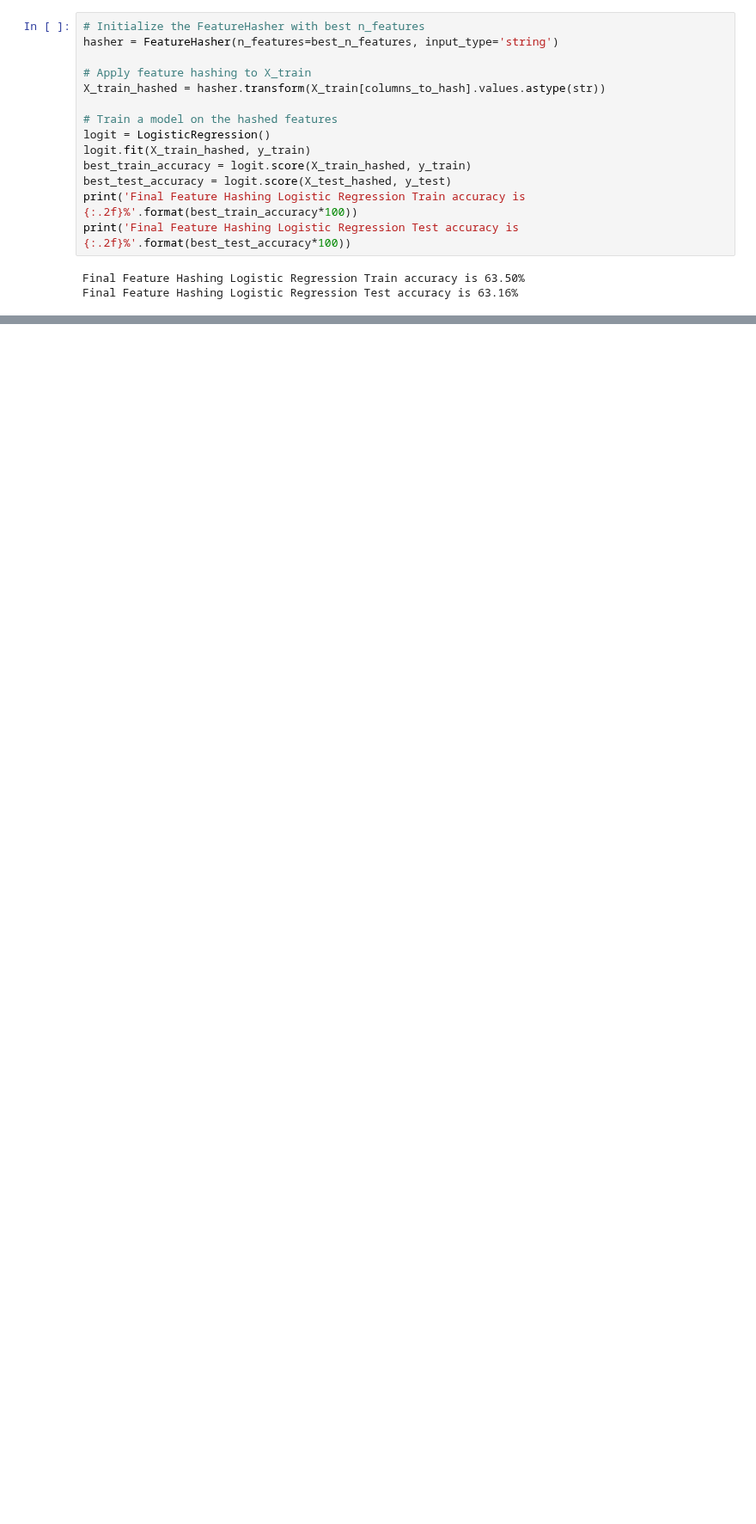
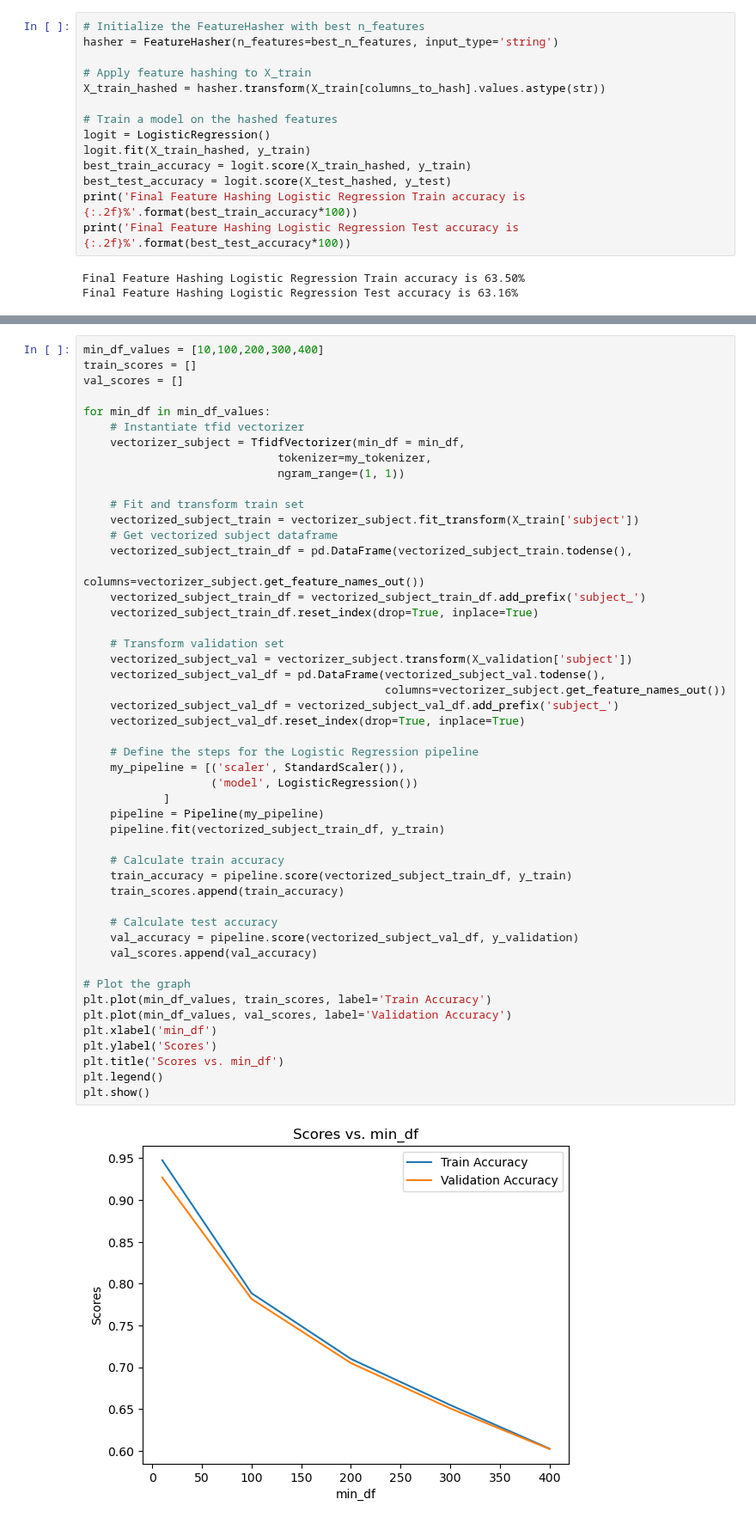
Before and after one commit to dfrancis-tech/email_spam, a Jupyter notebook: Feature_Engineering.ipynb, the cells around one changed output, grey strips where cells are left out. Shown at 86% size. Cells and saved outputs as stored; diff of their text form; blank space fills up the shorter version.

Commit message:
Tfid vectorize email subject and create features

```diff
--- a/Feature_Engineering.ipynb
+++ b/Feature_Engineering.ipynb
@@ -901,0 +907,51 @@ sns.heatmap(word_counts_nonspam.head(10),vmin=10,vmax=None)
+# %%
+min_df_values = [10,100,200,300,400]
+train_scores = []
+val_scores = []
+
+for min_df in min_df_values:
+    # Instantiate tfid vectorizer
+    vectorizer_subject = TfidfVectorizer(min_df = min_df,
+                             tokenizer=my_tokenizer,
+                             ngram_range=(1, 1))
+
+    # Fit and transform train set
+    vectorized_subject_train = vectorizer_subject.fit_transform(X_train['subject'])
+    # Get vectorized subject dataframe
+    vectorized_subject_train_df = pd.DataFrame(vectorized_subject_train.todense(),
+                                               columns=vectorizer_subject.get_feature_names_out())
+    vectorized_subject_train_df = vectorized_subject_train_df.add_prefix('subject_')
+    vectorized_subject_train_df.reset_index(drop=True, inplace=True)
+
+    # Transform validation set
+    vectorized_subject_val = vectorizer_subject.transform(X_validation['subject'])
+    vectorized_subject_val_df = pd.DataFrame(vectorized_subject_val.todense(),
+                                             columns=vectorizer_subject.get_feature_names_out())
+    vectorized_subject_val_df = vectorized_subject_val_df.add_prefix('subject_')
+    vectorized_subject_val_df.reset_index(drop=True, inplace=True)
+
+    # Define the steps for the Logistic Regression pipeline
+    my_pipeline = [('scaler', StandardScaler()),
+                   ('model', LogisticRegression())
+            ]
+    pipeline = Pipeline(my_pipeline)
+    pipeline.fit(vectorized_subject_train_df, y_train)
+
+    # Calculate train accuracy
+    train_accuracy = pipeline.score(vectorized_subject_train_df, y_train)
+    train_scores.append(train_accuracy)
+
+    # Calculate test accuracy
+    val_accuracy = pipeline.score(vectorized_subject_val_df, y_validation)
+    val_scores.append(val_accuracy)
+
+# Plot the graph
+plt.plot(min_df_values, train_scores, label='Train Accuracy')
+plt.plot(min_df_values, val_scores, label='Validation Accuracy')
+plt.xlabel('min_df')
+plt.ylabel('Scores')
+plt.title('Scores vs. min_df')
+plt.legend()
+plt.show()
+# %% [output]
+[figure, added]
```
Also changed, not shown: parts of 69 cells of this notebook.
